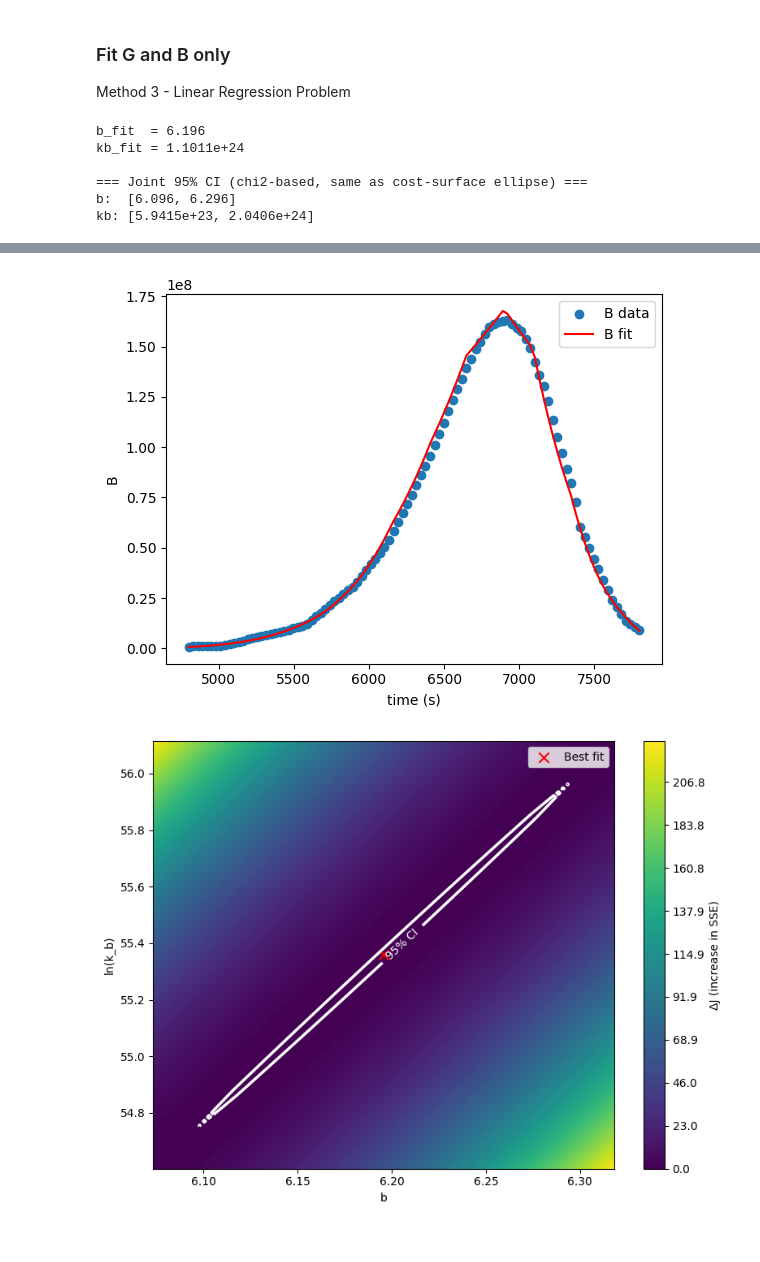
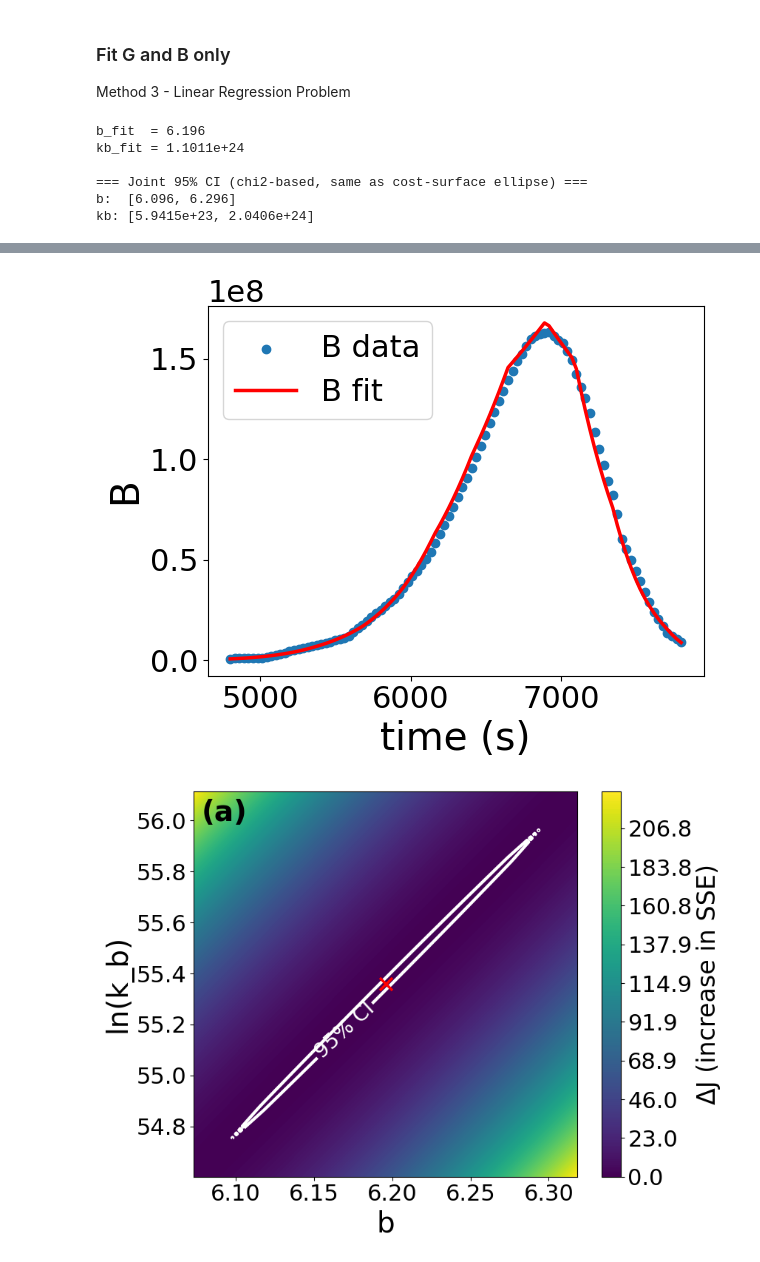
Before and after one commit to jjpersh/acetaminophen-water-cryst, a Jupyter notebook: method3_linear.ipynb, the cells around one changed output, grey strips where cells are left out. Cells and saved outputs as stored; diff of their text form; code cells hidden in the pictures.

```diff
--- a/method3_linear.ipynb
+++ b/method3_linear.ipynb
@@ -216,6 +216,8 @@ def g(x, t, theta, cool_rate=3.9/3600):
 ### Fit G and B only
 
 Method 3 - Linear Regression Problem
+# %%
+scalingfactor = .75
 # %%
 from scipy.stats import chi2
 
@@ -291,7 +293,22 @@ plt.ylabel("B")
 plt.legend()
 plt.show()
 
+import matplotlib.pyplot as plt
+
+# --- Poster-friendly defaults (set once in this notebook) ---
+plt.rcParams.update({
+    "font.size": 24,          # base font
+    "axes.titlesize": 30,
+    "axes.labelsize": 28,     # x/y labels
+    "xtick.labelsize": 22,
+    "ytick.labelsize": 22,
+    "legend.fontsize": 22,
+    "lines.linewidth": 2.5,
+})
+
+# ------------------------------------------------------------
 # Cost surface in (b, ln kb) parameter space with 95% CI ellipse
+# ------------------------------------------------------------
 num_b = 100
 num_lnkb = 100
 
@@ -317,39 +334,57 @@ deltaJ_95 = s2 * chi2_val  # 95% joint confidence contour
 
 levels = np.linspace(np.min(DeltaJ), np.max(DeltaJ), 200)
 
-plt.figure(figsize=(8, 6))
+# Larger poster-sized figure
+plt.figure(figsize=(scalingfactor*12, scalingfactor*9))
 
+# Filled contour (background)
 cs = plt.contourf(
     B_grid,
     LNK_grid,
     DeltaJ,
     levels=levels,
-    cmap="viridis"
+    cmap="viridis",
+    zorder=1
 )
+
+# Colorbar with larger text
 cbar = plt.colorbar(cs)
-cbar.set_label("ΔJ (increase in SSE)")
+cbar.set_label("ΔJ (increase in SSE)", fontsize=24)
+cbar.ax.tick_params(labelsize=22)
 
-# 95% CI contour
+# 95% CI contour on top of fill
 c95 = plt.contour(
     B_grid,
     LNK_grid,
     DeltaJ,
     levels=[deltaJ_95],
     colors="white",
-    linewidths=2.5
+    linewidths=3,
+    zorder=2
 )
-plt.clabel(c95, fmt={deltaJ_95: "95% CI"}, fontsize=10, colors="white")
 
-# Mark best-fit point
-plt.scatter([b_fit], [ln_kb_fit],
-            color="red", marker="x", s=80, label="Best fit")
+plt.clabel(
+    c95,
+    fmt={deltaJ_95: "95% CI"},
+    fontsize=20,
+    colors="white"
+)
+
+# Best-fit point (topmost)
+plt.scatter(
+    [b_fit], [ln_kb_fit],
+    color="red", marker="x", s=150,
+    zorder=3
+)
 
 plt.xlabel("b")
 plt.ylabel("ln(k_b)")
-# plt.title("Cost Surface in (b, ln k_b)")
-plt.legend()
+
+plt.text(0.02, 0.98, "(a)", transform=plt.gca().transAxes,
+         ha="left", va="top", fontsize=28, fontweight="bold")
+
 plt.tight_layout()
-plt.savefig("figs/B_fit_cost_surface.png", dpi=300)
+plt.savefig("figs/B_fit_cost_surface.png", dpi=300, bbox_inches="tight")
 plt.show()
 # %% [output]
 b_fit  = 6.196
@@ -362,5 +397,5 @@ kb: [5.9415e+23, 2.0406e+24]
-[figure, old version]
+[figure, new version]
-[figure, old version]
+[figure, new version]
 # %%
 trange = np.linspace(65*60, 130*60, 100)
 diffC = y1_interp(trange)
```
Also changed, not shown: parts of 4 cells of this notebook, 4 other files.
